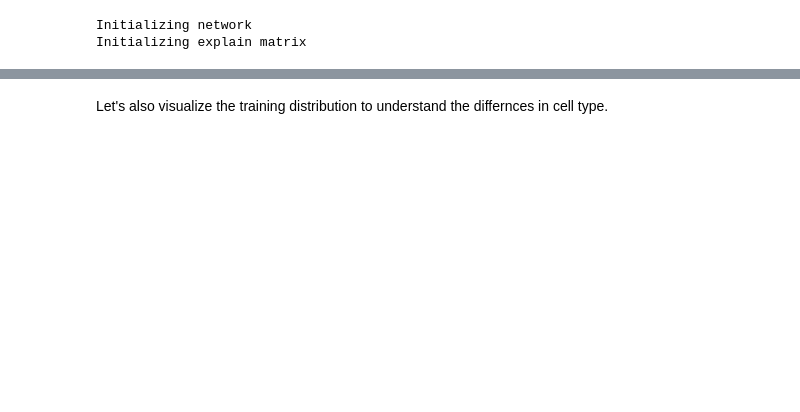
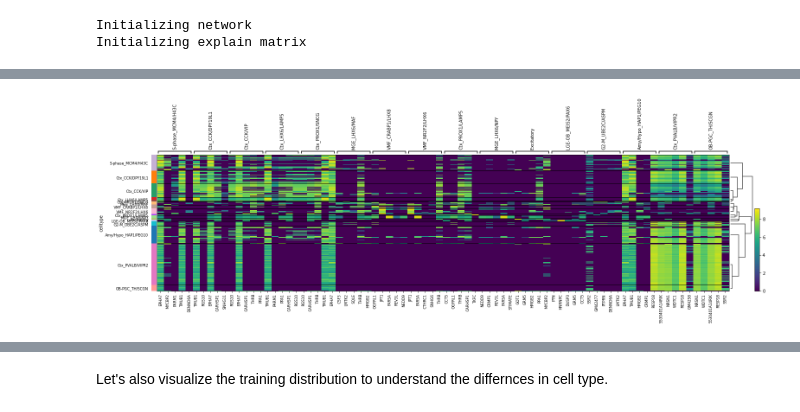
Before and after one commit to jlehrer1/SIMS-benchmark, a Jupyter notebook: notebooks/mostajo_model_01.ipynb, the cells around one changed output, grey strips where cells are left out. Cells and saved outputs as stored; diff of their text form; code cells hidden in the pictures; blank space fills up the shorter version.

```diff
--- a/notebooks/mostajo_model_01.ipynb
+++ b/notebooks/mostajo_model_01.ipynb
@@ -174,0 +352,10 @@ fig.write_image('../../ms-thesis/images/mo_experiment_inference_td.pdf', scale=3
+# %%
+sc.pl.rank_genes_groups_heatmap(
+    adata,
+    n_genes=5,
+    key="wilcoxon",
+    groupby="celltype",
+    show_gene_labels=True,
+    save="mo_tdtomato_positive.pdf",
+)
+# %% [output]
@@ -175,3 +363,4 @@ fig.write_image('../../ms-thesis/images/mo_experiment_inference_td.pdf', scale=3
+[figure, added]
 # %%
 first = pd.Series(le.inverse_transform(topk_all.loc[:, 0].values)).value_counts()
 second = pd.Series(le.inverse_transform(topk_all.loc[:, 1].values)).value_counts()
```
Also changed, not shown: parts of 45 cells of this notebook, 44 other files.
